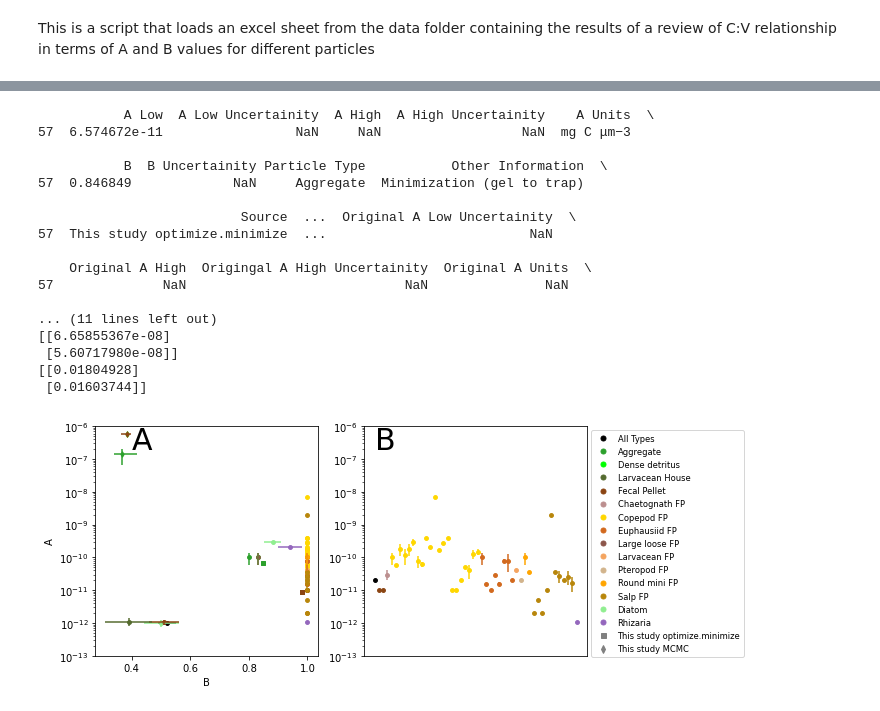
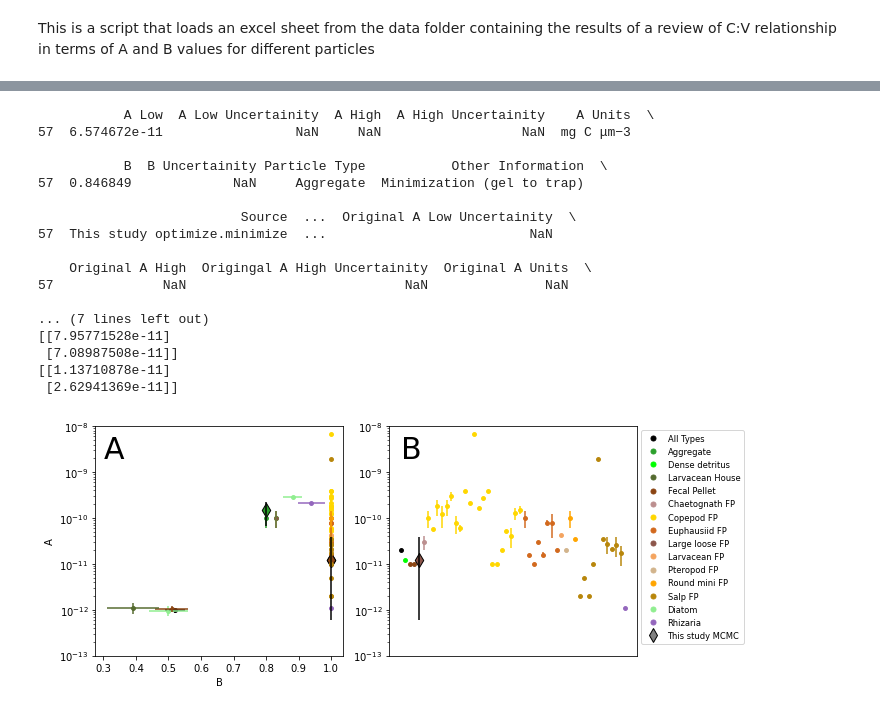
Before and after one commit to shodaly2/ODaly_et_al_2023_L_and_O_NGA_Flux, a Jupyter notebook: Scripts/C_to_V_or_A_and_B_value_Review.ipynb, the cells around one changed output, grey strips where cells are left out. Cells and saved outputs as stored; diff of their text form; code cells hidden in the pictures.

```diff
--- a/Scripts/C_to_V_or_A_and_B_value_Review.ipynb
+++ b/Scripts/C_to_V_or_A_and_B_value_Review.ipynb
@@ -29,15 +29,22 @@ x = 'Aggregate'
 df_sub_this_study = data[(data["Particle Type"] == x) & (data.Source.str.contains('This study optimize.minimize'))]#["Source"] == "This study")]
 print(df_sub_this_study)
 
-agg_a_err = np.array([[7.66205681e-08], [6.11907258e-08]])
+agg_a_err = np.array([[7.95771528e-11], [7.08987508e-11]])
 print(agg_a_err)
-agg_b_err = np.array([[0.02715025], [0.05340398]])
-print(agg_b_err)
+#agg_b_err = np.array([[1.13710878e-11], [2.62941369e-11]])
+#print(agg_b_err)
 
-fp_a_err = np.array([[6.65855367e-08], [5.60717980e-08]])
+fp_a_err = np.array([[1.13710878e-11], [2.62941369e-11]])
 print(fp_a_err)
-fp_b_err = np.array([[0.01804928],  [0.01603744]])
-print(fp_b_err)
+#fp_b_err = np.array([[0.01804928],  [0.01603744]])
+#print(fp_b_err)
+
+
+#x0 = [1.481946652678223e-10, 1.1964474053620624e-11]
+#[[7.95771528e-11]
+# [7.08987508e-11]]
+#[[1.13710878e-11]
+# [2.62941369e-11]]
 # %% [output]
            A Low  A Low Uncertainity  A High  A High Uncertainity    A Units  \
 57  6.574672e-11                 NaN     NaN                  NaN  mg C μm−3
@@ -51,11 +58,11 @@ print(fp_b_err)
     Original A High  Origingal A High Uncertainity  Original A Units  \
 57              NaN                            NaN               NaN
 
-... (11 lines left out)
-[[6.65855367e-08]
- [5.60717980e-08]]
-[[0.01804928]
- [0.01603744]]
+... (7 lines left out)
+[[7.95771528e-11]
+ [7.08987508e-11]]
+[[1.13710878e-11]
+ [2.62941369e-11]]
 # %%
 #plot data
 import matplotlib.pyplot as plt
@@ -67,26 +74,29 @@ particle_types = ['Aggregate', 'All Types', 'Chaetognath FP', 'Copepod FP', 'Den
                   'Larvacean House', 'Pteropod FP', 'Rhizaria', 'Round mini FP', 'Salp FP']
 fig1= plt.figure(1, figsize=(10,4))
 plt.subplot(1,2,1)
-plt.ylim([10**(-13), 10**(-6)])
+plt.ylim([10**(-13), 10**(-8)])
 plt.yscale("log")
 plt.ylabel("A")
 plt.xlabel("B")
 x1 = 0
 for x in np.unique(data["Particle Type"]):
     df_sub = data[(data["Particle Type"] == x) & (~data.Source.str.contains('This study'))]#["Source"] != "This study")]
-    df_sub_this_study = data[(data["Particle Type"] == x) & (data.Source.str.contains('This study optimize.minimize'))]#["Source"] == "This Study")]
+#    df_sub_this_study = data[(data["Particle Type"] == x) & (data.Source.str.contains('This study optimize.minimize'))]#["Source"] == "This Study")]
     df_sub_this_study_mcmc = data[(data["Particle Type"] == x) & (data.Source.str.contains('This study MCMC'))]#["Source"] == "This Study")]
     plt.scatter(df_sub.B, df_sub["A Low"], c = colors[x1], s = 15)
     plt.errorbar(df_sub.B, df_sub["A Low"], xerr=df_sub["B Uncertainity"], yerr = df_sub["A Low Uncertainity"], fmt="none", c = colors[x1])
-    plt.scatter(df_sub_this_study.B, df_sub_this_study["A Low"], c = colors[x1], s = 15, marker = 's')
-    plt.scatter(df_sub_this_study_mcmc.B, df_sub_this_study_mcmc["A Low"], c = colors[x1], s = 15, marker = 'd')
+#    plt.scatter(df_sub_this_study.B, df_sub_this_study["A Low"], c = colors[x1], s = 45, marker = 's', edgecolors= 'black')
+    plt.scatter(df_sub_this_study_mcmc.B, df_sub_this_study_mcmc["A Low"], c = colors[x1], s = 100, marker = 'd',
+                edgecolors= 'black')
 #    plt.errorbar(df_sub_this_study_mcmc.B, df_sub_this_study_mcmc["A Low"], xerr=b_err, yerr = a_err, fmt="none", c = colors[x1])
 #    plt.errorbar(df_sub_this_study_mcmc.B, df_sub_this_study_mcmc["A Low"], xerr=0.1, yerr = 0.000001, fmt="none", c = colors[x1])
     x1 = x1+1
 df_sub_this_study_mcmc = data[(data["Particle Type"] == 'Aggregate') & (data.Source.str.contains('This study MCMC'))]#["Source"] == "This Study")]
-plt.errorbar(df_sub_this_study_mcmc.B, df_sub_this_study_mcmc["A Low"], xerr=agg_b_err, yerr = agg_a_err, c = colors[0])#fmt="none",
+#plt.errorbar(df_sub_this_study_mcmc.B, df_sub_this_study_mcmc["A Low"], xerr=agg_b_err, yerr = agg_a_err, c = colors[0])#fmt="none",
+plt.errorbar(df_sub_this_study_mcmc.B, df_sub_this_study_mcmc["A Low"], yerr = agg_a_err, c = 'black') #colors[0])#fmt="none",
 df_sub_this_study_mcmc = data[(data["Particle Type"] == 'Fecal Pellet') & (data.Source.str.contains('This study MCMC'))]#["Source"] == "This Study")]
-plt.errorbar(df_sub_this_study_mcmc.B, df_sub_this_study_mcmc["A Low"], xerr=fp_b_err, yerr = fp_a_err, c = colors[7])#fmt="none",
+#plt.errorbar(df_sub_this_study_mcmc.B, df_sub_this_study_mcmc["A Low"], xerr=fp_b_err, yerr = fp_a_err, c = colors[7])#fmt="none",
+plt.errorbar(df_sub_this_study_mcmc.B, df_sub_this_study_mcmc["A Low"], yerr = fp_a_err, c = 'black') #colors[7])#fmt="none",
 
 #plt.tight_layout()
 particle_types = ["All Types", "Aggregate","Dense detritus","Larvacean House",
@@ -96,7 +106,7 @@ colors = ['k', 'tab:green', 'lime','darkolivegreen',
           'saddlebrown', 'rosybrown', 'gold','chocolate','tab:brown', 'sandybrown', 'tan', 'orange','darkgoldenrod',
          'lightgreen','tab:purple']
 
-plt.text(0.4, 2*10**(-7), 'A', dict(size=30))
+plt.text(0.3, 2*10**(-9), 'A', dict(size=30))
 #Another Figure with just A values
 particle_types = ["All Types", "Aggregate","Dense detritus","Larvacean House",
                   "Fecal Pellet", "Chaetognath FP", "Copepod FP", "Euphausiid FP", "Large loose FP", "Larvacean FP", "Pteropod FP" , "Round mini FP", "Salp FP",
@@ -106,41 +116,48 @@ colors = ['k', 'tab:green', 'lime','darkolivegreen',
          'lightgreen','tab:purple']
 
 plt.subplot(1,2,2)
-plt.ylim([10**(-13), 10**(-6)])
+plt.ylim([10**(-13), 10**(-8)])
 plt.yscale("log")
 x1 = 0
 x2 = 0
+
 for x in particle_types:
     df_sub = data[(data["Particle Type"] == x) & (data["B"] == 1)]
     x = range(x2, x2+len(df_sub))
     plt.scatter(x, df_sub["A Low"], c = colors[x1], s = 15)
     plt.errorbar(x, df_sub["A Low"], yerr = df_sub["A Low Uncertainity"], fmt = "none", c = colors[x1])
     x1 = x1+1
     x2 = x2+ len(df_sub)
+x1 = 8
+x2 = 4
+plt.errorbar(x2, df_sub_this_study_mcmc["A Low"], yerr = fp_a_err, c = 'black')#fmt="none",
+plt.scatter(x2, df_sub_this_study_mcmc["A Low"], c = colors[x1], s = 100, marker = 'd', edgecolors= 'black')
 #turn off x ticks and labels
 plt.xticks([])
 #plt.yticks([10**(-13), 10**(-12), 10**(-11), 10**(-10),10**(-9),  10**(-8)], labels=[])
-plt.text(0.1, 2*10**(-7), 'B', dict(size=30))
+plt.text(0.1, 2*10**(-9), 'B', dict(size=30))
 legend_elements = [Line2D([0], [0], color=colors[0], marker='o', markersize = 5, label=particle_types[0], linestyle = 'None'),
                    Line2D([0], [0], color=colors[1], marker='o', markersize = 5, label=particle_types[1], linestyle = 'None'),
                    Line2D([0], [0], color=colors[2], marker='o', markersize = 5, label=particle_types[2], linestyle = 'None'),
                    Line2D([0], [0], color=colors[3], marker='o', markersize = 5, label=particle_types[3], linestyle = 'None'),
                    Line2D([0], [0], color=colors[4], marker='o', markersize = 5, label=particle_types[4], linestyle = 'None'),
                    Line2D([0], [0], color=colors[5], marker='o', markersize = 5, label=particle_types[5], linestyle = 'None'),
                    Line2D([0], [0], color=colors[6], marker='o', markersize = 5, label=particle_types[6], linestyle = 'None'),
                    Line2D([0], [0], color=colors[7], marker='o', markersize = 5, label=particle_types[7], linestyle = 'None'),
                    Line2D([0], [0], color=colors[8], marker='o', markersize = 5, label=particle_types[8], linestyle = 'None'),
                    Line2D([0], [0], color=colors[9], marker='o', markersize = 5, label=particle_types[9], linestyle = 'None'),
                    Line2D([0], [0], color=colors[10], marker='o', markersize = 5, label=particle_types[10], linestyle = 'None'),
                    Line2D([0], [0], color=colors[11], marker='o', markersize = 5, label=particle_types[11], linestyle = 'None'),
                    Line2D([0], [0], color=colors[12], marker='o', markersize = 5, label=particle_types[12], linestyle = 'None'),
                    Line2D([0], [0], color=colors[13], marker='o', markersize = 5, label=particle_types[13], linestyle = 'None'),
                    Line2D([0], [0], color=colors[14], marker='o', markersize = 5, label=particle_types[14], linestyle = 'None'),
-                   Line2D([0], [0], color='grey', marker='s', markersize = 5, label='This study optimize.minimize', linestyle = 'None'),
-                   Line2D([0], [0], color='grey', marker='d', markersize = 5, label='This study MCMC', linestyle = 'None')]
+#                   Line2D([0], [0], color='grey', marker='s', markersize = 7, label='This study optimize.minimize',
+#                          linestyle = 'None', markeredgecolor='black'),
+                   Line2D([0], [0], color='grey', marker='d', markersize = 10, label='This study MCMC', linestyle = 'None',
+                         markeredgecolor='black')]
 #plt.legend(handles = legend_elements, loc='center left', ncol = 2, fontsize = 'small')
 plt.legend(handles = legend_elements, bbox_to_anchor=(1, 1), ncol = 1, fontsize = 'small')
 plt.tight_layout()
 plt.savefig(f'D:/GIT/NGA_particles_flux_publication/Plots/C_to_V_or_A_and_B_Lit_Review.png', dpi = 300, bbox_inches = 'tight')
 # %% [output]
-[figure, old version]
+[figure, new version]
```
Also changed, not shown: parts of 1 cell of this notebook, 2 other files.
